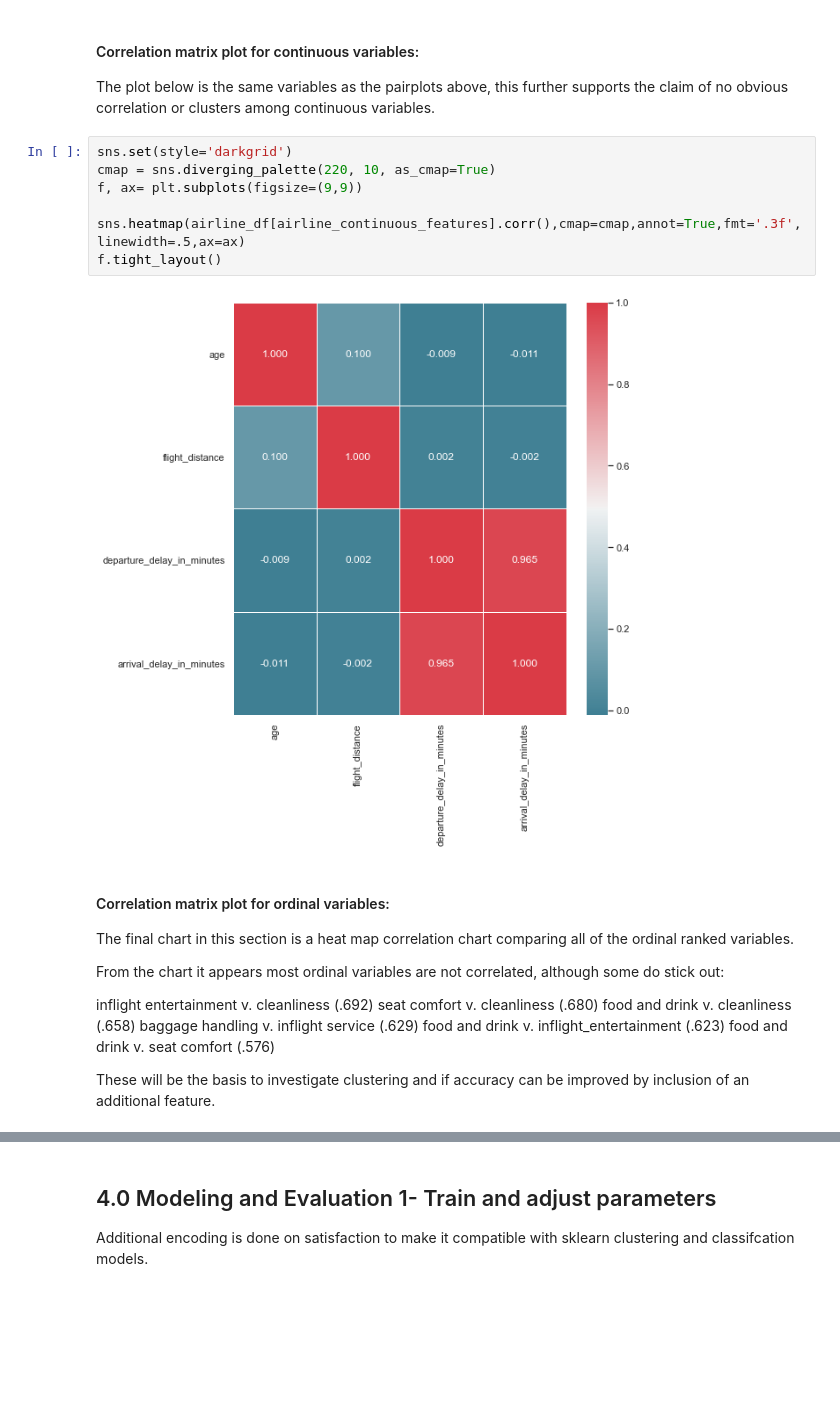
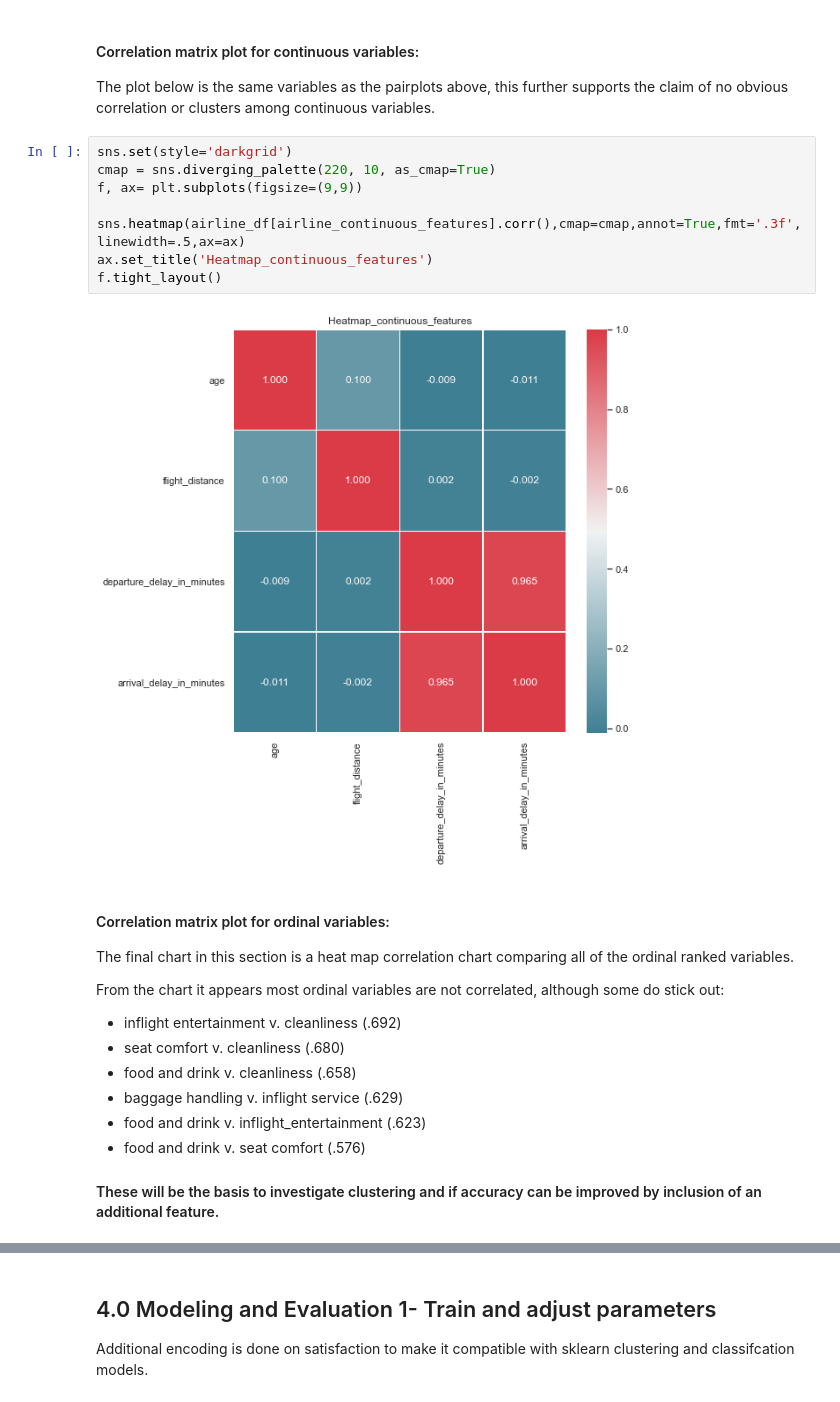
Before and after one commit to wangrenfeng0/Machine-Learning-I, a Jupyter notebook: lab3/7.22.21_Lab 3 Clustering Renfeng Wang with deployment.ipynb, the cells around one changed output, grey strips where cells are left out. Cells and saved outputs as stored; diff of their text form; blank space fills up the shorter version.

Commit message:
Update 7.22.21_Lab 3 Clustering Renfeng Wang with deployment.ipynb
MG updated Final

```diff
--- a/lab3/7.22.21_Lab 3 Clustering Renfeng Wang with deployment.ipynb
+++ b/lab3/7.22.21_Lab 3 Clustering Renfeng Wang with deployment.ipynb
@@ -359,12 +359,13 @@ The plot below is the same variables as the pairplots above, this further suppor
 # %%
 sns.set(style='darkgrid')
 cmap = sns.diverging_palette(220, 10, as_cmap=True)
 f, ax= plt.subplots(figsize=(9,9))
 
 sns.heatmap(airline_df[airline_continuous_features].corr(),cmap=cmap,annot=True,fmt='.3f',linewidth=.5,ax=ax)
+ax.set_title('Heatmap_continuous_features')
 f.tight_layout()
 # %% [output]
-[figure, old version]
+[figure, new version]
 # %% [markdown]
 #### Correlation matrix plot for ordinal variables:
 
@@ -372,11 +373,11 @@ The final chart in this section is a heat map correlation chart comparing all of
 
 From the chart it appears most ordinal variables are not correlated, although some do stick out:
 
-inflight entertainment v. cleanliness (.692)
-seat comfort v. cleanliness (.680)
-food and drink v. cleanliness (.658)
-baggage handling v. inflight service (.629)
-food and drink v. inflight_entertainment (.623)
-food and drink v. seat comfort (.576)
+- inflight entertainment v. cleanliness (.692)
+- seat comfort v. cleanliness (.680)
+- food and drink v. cleanliness (.658)
+- baggage handling v. inflight service (.629)
+- food and drink v. inflight_entertainment (.623)
+- food and drink v. seat comfort (.576)
 
-These will be the basis to investigate clustering and if accuracy can be improved by inclusion of an additional feature.
+#### These will be the basis to investigate clustering and if accuracy can be improved by inclusion of an additional feature.
```
Also changed, not shown: parts of 19 cells of this notebook.
